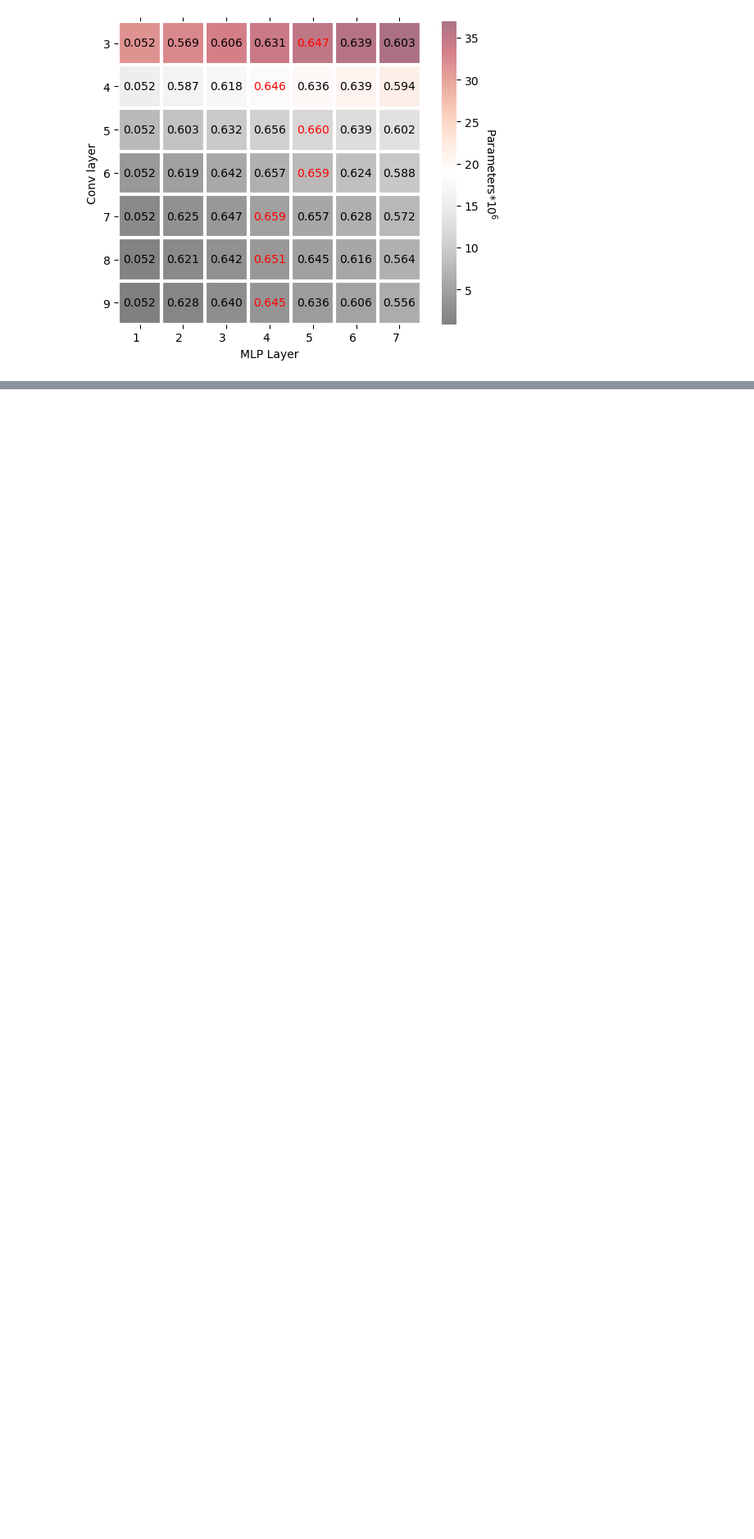
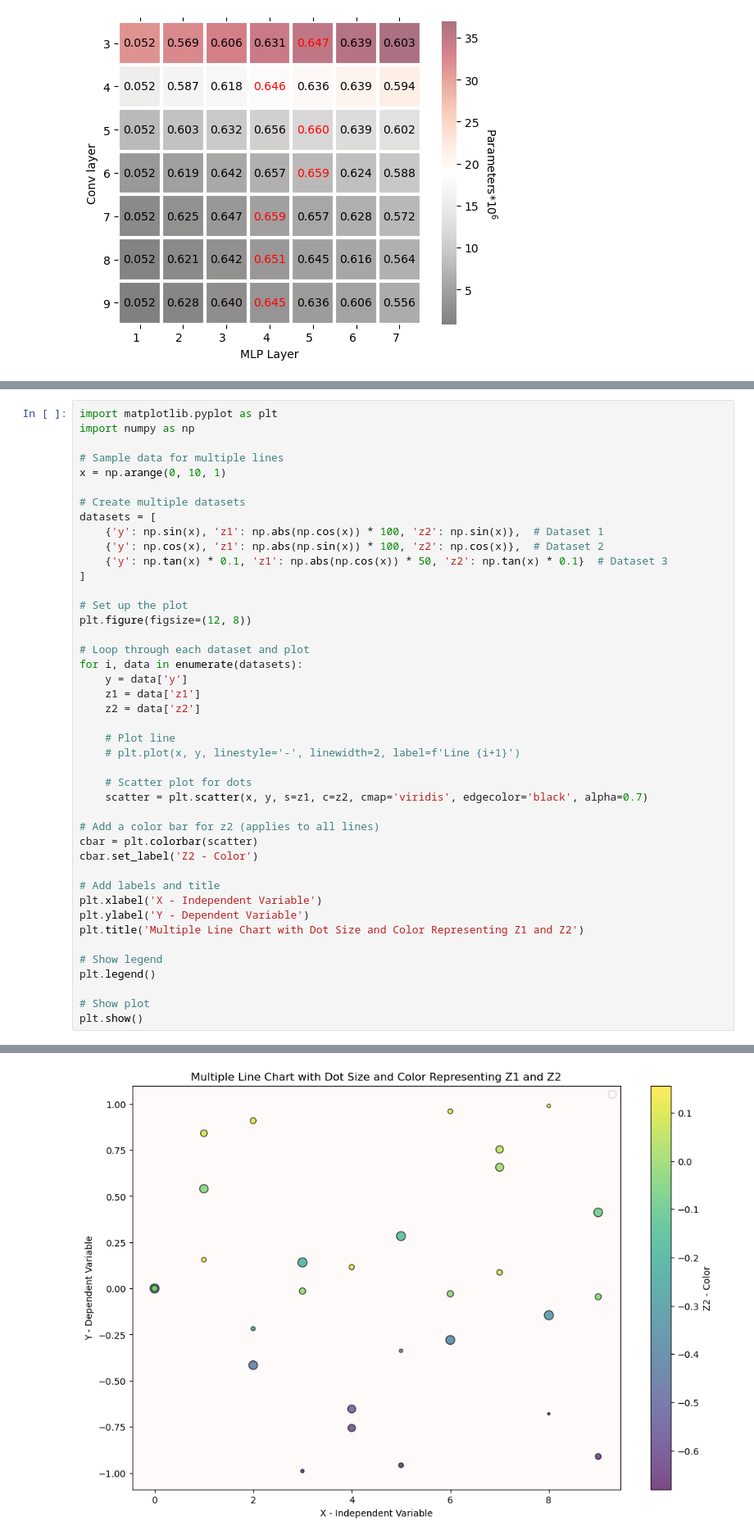
Before and after one commit to lyt0615/sub_id, a Jupyter notebook: notebooks/data_processing.ipynb, the cells around one changed output, grey strips where cells are left out. Shown: that part at 82% size. Saved outputs shown, nothing was run; the diff lists cells and outputs as text; blank space fills up the shorter version.

```diff
--- a/notebooks/data_processing.ipynb
+++ b/notebooks/data_processing.ipynb
@@ -349,0 +415,44 @@ _, annotate_heatmap(image, z.T, valfmt="{x:.3f}")
+# %%
+import matplotlib.pyplot as plt
+import numpy as np
+
+# Sample data for multiple lines
+x = np.arange(0, 10, 1)
+
+# Create multiple datasets
+datasets = [
+    {'y': np.sin(x), 'z1': np.abs(np.cos(x)) * 100, 'z2': np.sin(x)},  # Dataset 1
+    {'y': np.cos(x), 'z1': np.abs(np.sin(x)) * 100, 'z2': np.cos(x)},  # Dataset 2
+    {'y': np.tan(x) * 0.1, 'z1': np.abs(np.cos(x)) * 50, 'z2': np.tan(x) * 0.1}  # Dataset 3
+]
+
+# Set up the plot
+plt.figure(figsize=(12, 8))
+
+# Loop through each dataset and plot
+for i, data in enumerate(datasets):
+    y = data['y']
+    z1 = data['z1']
+    z2 = data['z2']
+
+    # Plot line
+    # plt.plot(x, y, linestyle='-', linewidth=2, label=f'Line {i+1}')
+
+    # Scatter plot for dots
+    scatter = plt.scatter(x, y, s=z1, c=z2, cmap='viridis', edgecolor='black', alpha=0.7)
+
+# Add a color bar for z2 (applies to all lines)
+cbar = plt.colorbar(scatter)
+cbar.set_label('Z2 - Color')
+
+# Add labels and title
+plt.xlabel('X - Independent Variable')
+plt.ylabel('Y - Dependent Variable')
+plt.title('Multiple Line Chart with Dot Size and Color Representing Z1 and Z2')
+
+# Show legend
+plt.legend()
+
+# Show plot
+plt.show()
+# %% [output]
@@ -350,3 +460,4 @@ _, annotate_heatmap(image, z.T, valfmt="{x:.3f}")
+[figure, added]
 # %%
 fig, ax = plt.subplots()
 image, _ = heatmap(z.T, np.arange(3,z.shape[1]+3,1), np.arange(1,z.shape[0]+1,1), ax=ax, cbarlabel='Macro-F1', rowname='MLP Layer', colname='Conv layer', cmap='RdBu_r', alpha=0.7)
```
Also changed, not shown: parts of 7 cells of this notebook.
